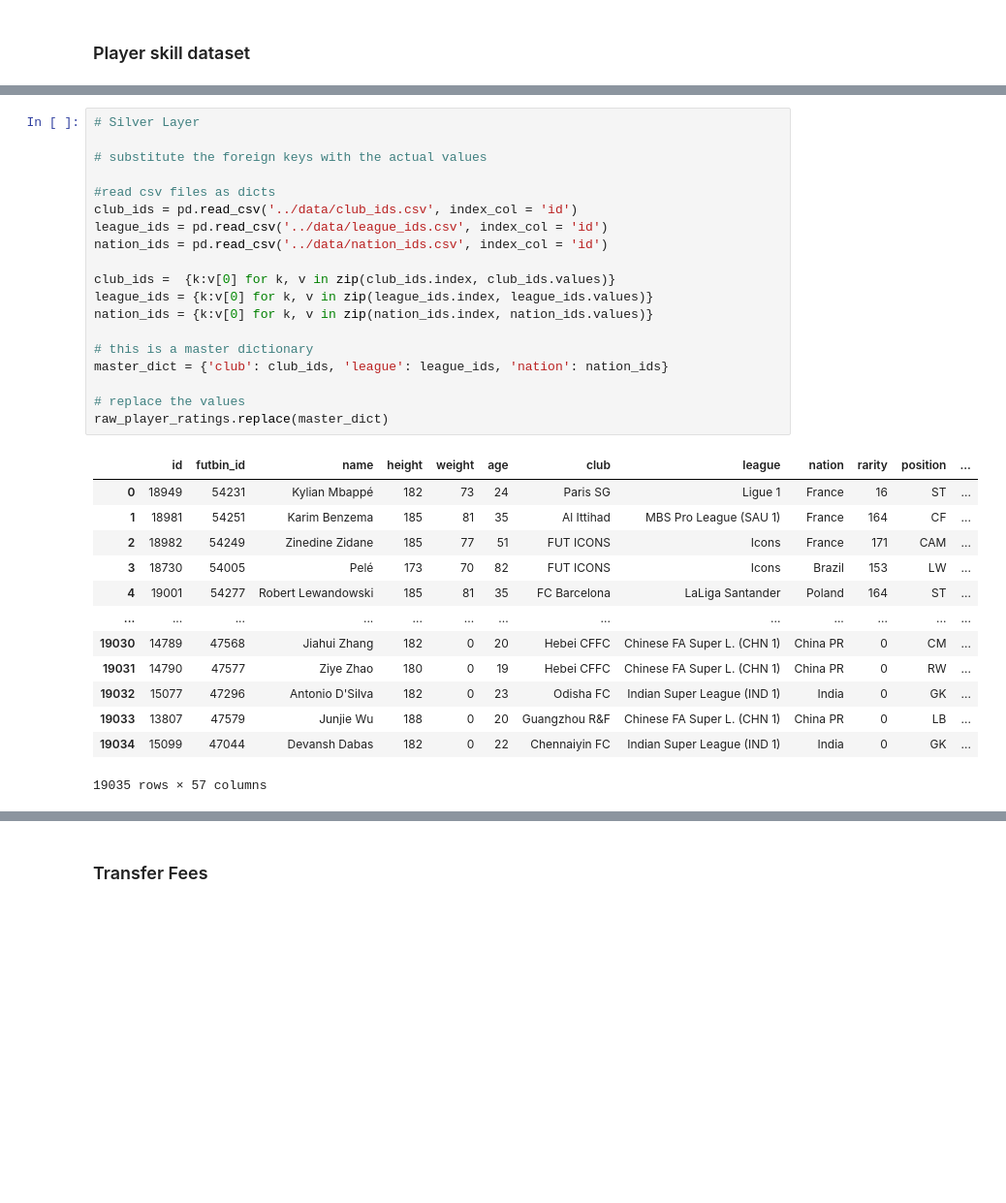
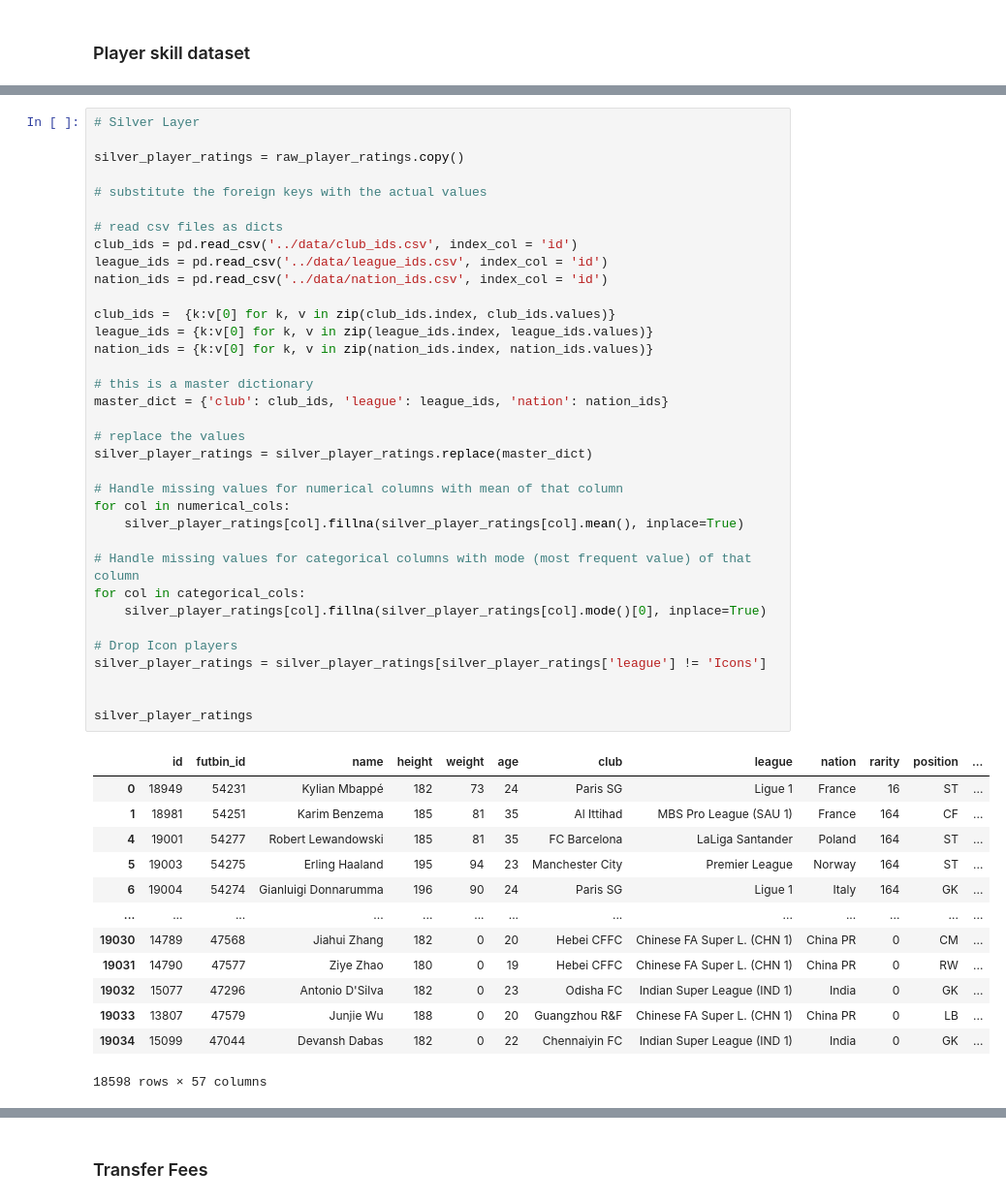
Before and after one commit to brandon-ds/siads593-M1, a Jupyter notebook: notebooks/data_preprocessing.ipynb, the cells around one changed output, grey strips where cells are left out. Shown at 97% size. Cells and saved outputs as stored; diff of their text form; blank space fills up the shorter version.

```diff
--- a/notebooks/data_preprocessing.ipynb
+++ b/notebooks/data_preprocessing.ipynb
@@ -41,33 +69,49 @@ raw_player_ratings.head()
 # %%
 # Silver Layer
 
+silver_player_ratings = raw_player_ratings.copy()
+
 # substitute the foreign keys with the actual values
 
-#read csv files as dicts
+# read csv files as dicts
 club_ids = pd.read_csv('../data/club_ids.csv', index_col = 'id')
 league_ids = pd.read_csv('../data/league_ids.csv', index_col = 'id')
 nation_ids = pd.read_csv('../data/nation_ids.csv', index_col = 'id')
 
 club_ids =  {k:v[0] for k, v in zip(club_ids.index, club_ids.values)}
 league_ids = {k:v[0] for k, v in zip(league_ids.index, league_ids.values)}
 nation_ids = {k:v[0] for k, v in zip(nation_ids.index, nation_ids.values)}
 
 # this is a master dictionary
 master_dict = {'club': club_ids, 'league': league_ids, 'nation': nation_ids}
 
 # replace the values
-raw_player_ratings.replace(master_dict)
+silver_player_ratings = silver_player_ratings.replace(master_dict)
+
+# Handle missing values for numerical columns with mean of that column
+for col in numerical_cols:
+    silver_player_ratings[col].fillna(silver_player_ratings[col].mean(), inplace=True)
+
+# Handle missing values for categorical columns with mode (most frequent value) of that column
+for col in categorical_cols:
+    silver_player_ratings[col].fillna(silver_player_ratings[col].mode()[0], inplace=True)
+
+# Drop Icon players
+silver_player_ratings = silver_player_ratings[silver_player_ratings['league'] != 'Icons']
+
+
+silver_player_ratings
 # %% [output]
 |  | id | futbin_id | name | height | weight | age | club | league | nation | rarity | position | ... |
 | 0 | 18949 | 54231 | Kylian Mbappé | 182 | 73 | 24 | Paris SG | Ligue 1 | France | 16 | ST | ... |
 | 1 | 18981 | 54251 | Karim Benzema | 185 | 81 | 35 | Al Ittihad | MBS Pro League (SAU 1) | France | 164 | CF | ... |
-| 2 | 18982 | 54249 | Zinedine Zidane | 185 | 77 | 51 | FUT ICONS | Icons | France | 171 | CAM | ... |
-| 3 | 18730 | 54005 | Pelé | 173 | 70 | 82 | FUT ICONS | Icons | Brazil | 153 | LW | ... |
 | 4 | 19001 | 54277 | Robert Lewandowski | 185 | 81 | 35 | FC Barcelona | LaLiga Santander | Poland | 164 | ST | ... |
+| 5 | 19003 | 54275 | Erling Haaland | 195 | 94 | 23 | Manchester City | Premier League | Norway | 164 | ST | ... |
+| 6 | 19004 | 54274 | Gianluigi Donnarumma | 196 | 90 | 24 | Paris SG | Ligue 1 | Italy | 164 | GK | ... |
 | ... | ... | ... | ... | ... | ... | ... | ... | ... | ... | ... | ... | ... |
 | 19030 | 14789 | 47568 | Jiahui Zhang | 182 | 0 | 20 | Hebei CFFC | Chinese FA Super L. (CHN 1) | China PR | 0 | CM | ... |
 | 19031 | 14790 | 47577 | Ziye Zhao | 180 | 0 | 19 | Hebei CFFC | Chinese FA Super L. (CHN 1) | China PR | 0 | RW | ... |
 | 19032 | 15077 | 47296 | Antonio D'Silva | 182 | 0 | 23 | Odisha FC | Indian Super League (IND 1) | India | 0 | GK | ... |
 | 19033 | 13807 | 47579 | Junjie Wu | 188 | 0 | 20 | Guangzhou R&F | Chinese FA Super L. (CHN 1) | China PR | 0 | LB | ... |
 | 19034 | 15099 | 47044 | Devansh Dabas | 182 | 0 | 22 | Chennaiyin FC | Indian Super League (IND 1) | India | 0 | GK | ... |
-19035 rows × 57 columns
+18598 rows × 57 columns
```
Also changed, not shown: parts of 10 cells of this notebook, 3 other files.
